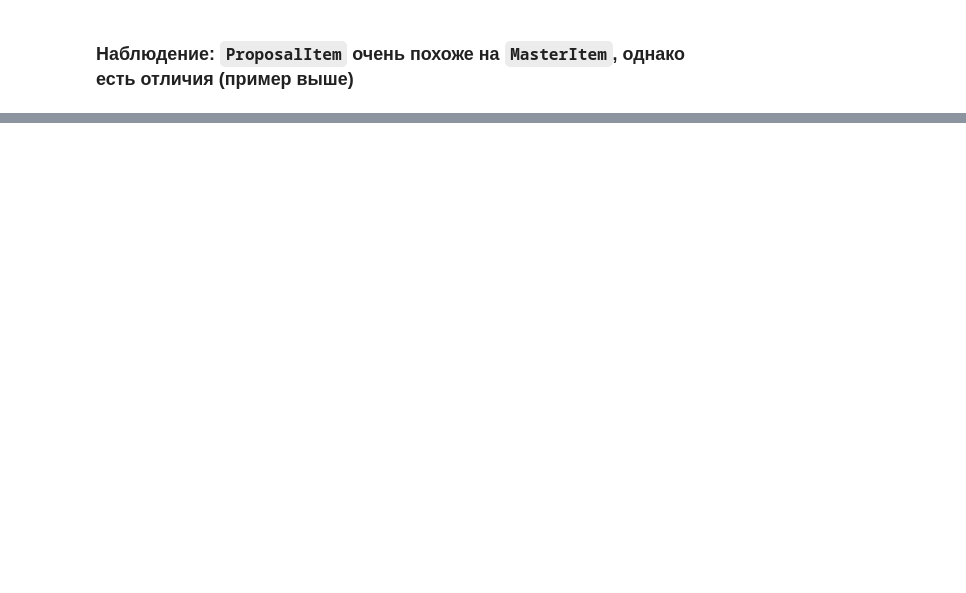
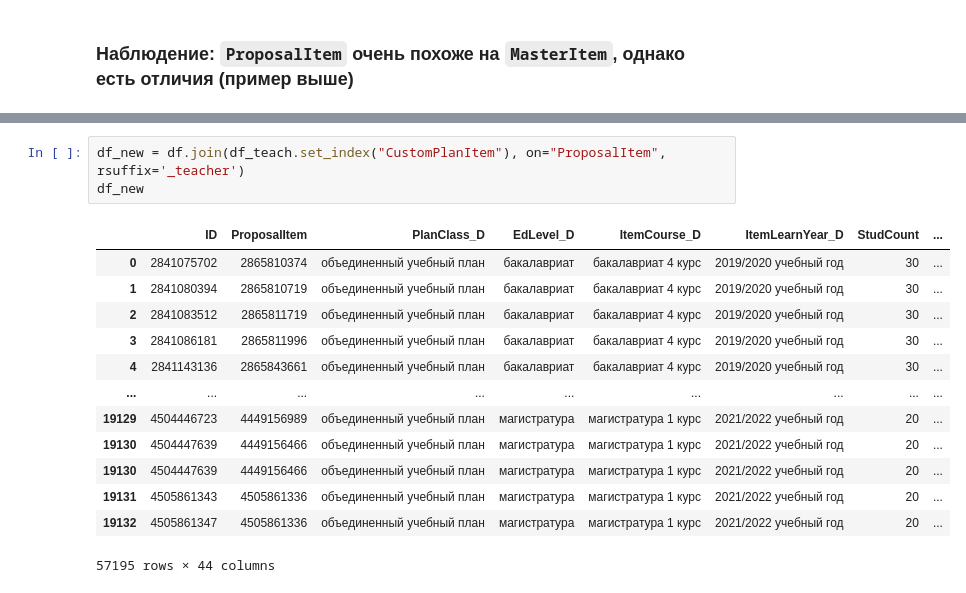
Before and after one commit to LenaMartinson/ML_project, a Jupyter notebook: Work_with_data.ipynb, the cells around one changed output, grey strips where cells are left out. Drawn from its saved outputs; the diff is of its cells as text; blank space fills up the shorter version.

```diff
--- a/Work_with_data.ipynb
+++ b/Work_with_data.ipynb
@@ -1421,0 +1472,17 @@ df_teachers
+# %%
+df_new = df.join(df_teach.set_index("CustomPlanItem"), on="ProposalItem", rsuffix='_teacher')
+df_new
+# %% [output]
+|  | ID | ProposalItem | PlanClass_D | EdLevel_D | ItemCourse_D | ItemLearnYear_D | StudCount | ... |
+| 0 | 2841075702 | 2865810374 | объединенный учебный план | бакалавриат | бакалавриат 4 курс | 2019/2020 учебный год | 30 | ... |
+| 1 | 2841080394 | 2865810719 | объединенный учебный план | бакалавриат | бакалавриат 4 курс | 2019/2020 учебный год | 30 | ... |
+| 2 | 2841083512 | 2865811719 | объединенный учебный план | бакалавриат | бакалавриат 4 курс | 2019/2020 учебный год | 30 | ... |
+| 3 | 2841086181 | 2865811996 | объединенный учебный план | бакалавриат | бакалавриат 4 курс | 2019/2020 учебный год | 30 | ... |
+| 4 | 2841143136 | 2865843661 | объединенный учебный план | бакалавриат | бакалавриат 4 курс | 2019/2020 учебный год | 30 | ... |
+| ... | ... | ... | ... | ... | ... | ... | ... | ... |
+| 19129 | 4504446723 | 4449156989 | объединенный учебный план | магистратура | магистратура 1 курс | 2021/2022 учебный год | 20 | ... |
+| 19130 | 4504447639 | 4449156466 | объединенный учебный план | магистратура | магистратура 1 курс | 2021/2022 учебный год | 20 | ... |
+| 19130 | 4504447639 | 4449156466 | объединенный учебный план | магистратура | магистратура 1 курс | 2021/2022 учебный год | 20 | ... |
+| 19131 | 4505861343 | 4505861336 | объединенный учебный план | магистратура | магистратура 1 курс | 2021/2022 учебный год | 20 | ... |
+| 19132 | 4505861347 | 4505861336 | объединенный учебный план | магистратура | магистратура 1 курс | 2021/2022 учебный год | 20 | ... |
+57195 rows × 44 columns
```
Also changed, not shown: parts of 49 cells of this notebook, 1 other file.
